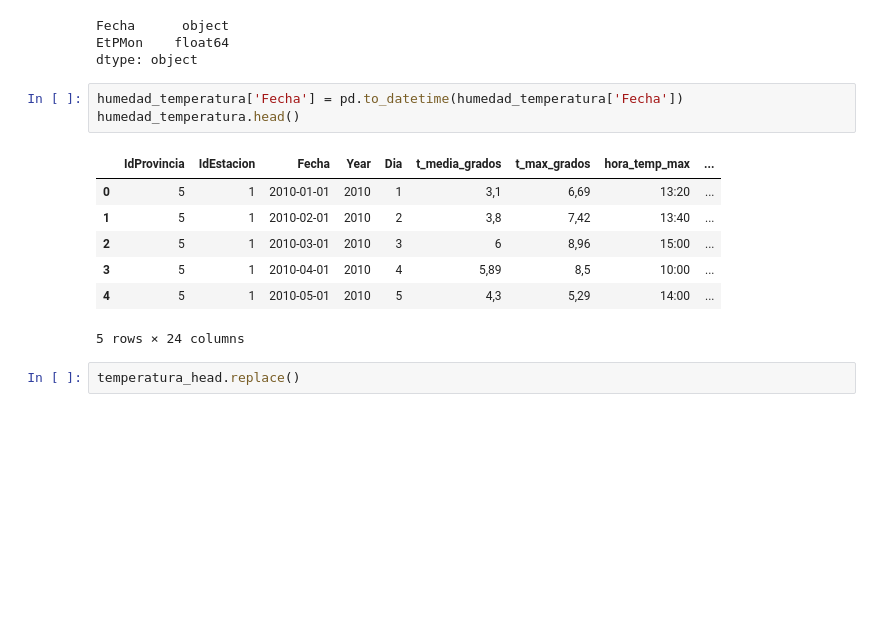
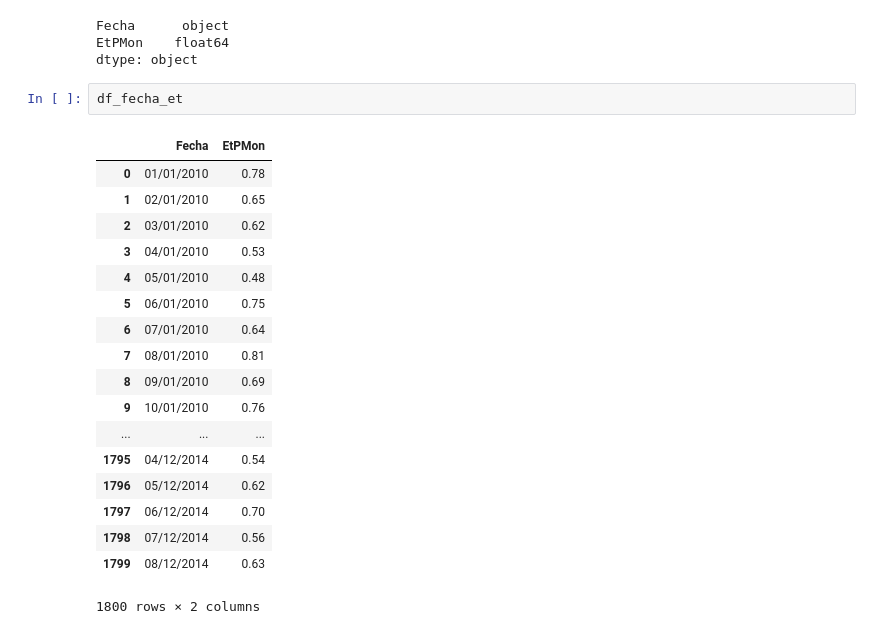
Before and after one commit to gavioto/hackgriculture-2014, a Jupyter notebook: calc-riego-futuro.ipynb, the cells around one changed output. Saved outputs shown, nothing was run; the diff lists cells and outputs as text; blank space fills up the shorter version.

```diff
--- a/calc-riego-futuro.ipynb
+++ b/calc-riego-futuro.ipynb
@@ -33,19 +33,27 @@ df_fecha_et.dtypes
 Fecha      object
 EtPMon    float64
 dtype: object
-# %%
-humedad_temperatura['Fecha'] = pd.to_datetime(humedad_temperatura['Fecha'])
-humedad_temperatura.head()
-# %% [output]
-|  | IdProvincia | IdEstacion | Fecha | Year | Dia | t_media_grados | t_max_grados | hora_temp_max | ... |
-| 0 | 5 | 1 | 2010-01-01 | 2010 | 1 | 3,1 | 6,69 | 13:20 | ... |
-| 1 | 5 | 1 | 2010-02-01 | 2010 | 2 | 3,8 | 7,42 | 13:40 | ... |
-| 2 | 5 | 1 | 2010-03-01 | 2010 | 3 | 6 | 8,96 | 15:00 | ... |
-| 3 | 5 | 1 | 2010-04-01 | 2010 | 4 | 5,89 | 8,5 | 10:00 | ... |
-| 4 | 5 | 1 | 2010-05-01 | 2010 | 5 | 4,3 | 5,29 | 14:00 | ... |
-5 rows × 24 columns
-# %%
-temperatura_head.replace()
+# %%
+df_fecha_et
+# %% [output]
+|  | Fecha | EtPMon |
+| 0 | 01/01/2010 | 0.78 |
+| 1 | 02/01/2010 | 0.65 |
+| 2 | 03/01/2010 | 0.62 |
+| 3 | 04/01/2010 | 0.53 |
+| 4 | 05/01/2010 | 0.48 |
+| 5 | 06/01/2010 | 0.75 |
+| 6 | 07/01/2010 | 0.64 |
+| 7 | 08/01/2010 | 0.81 |
+| 8 | 09/01/2010 | 0.69 |
+| 9 | 10/01/2010 | 0.76 |
+| ... | ... | ... |
+| 1795 | 04/12/2014 | 0.54 |
+| 1796 | 05/12/2014 | 0.62 |
+| 1797 | 06/12/2014 | 0.70 |
+| 1798 | 07/12/2014 | 0.56 |
+| 1799 | 08/12/2014 | 0.63 |
+1800 rows × 2 columns
 # %%
 list(humedad_temperatura.columns.values)
 
```
Also changed, not shown: parts of 2 cells of this notebook.
